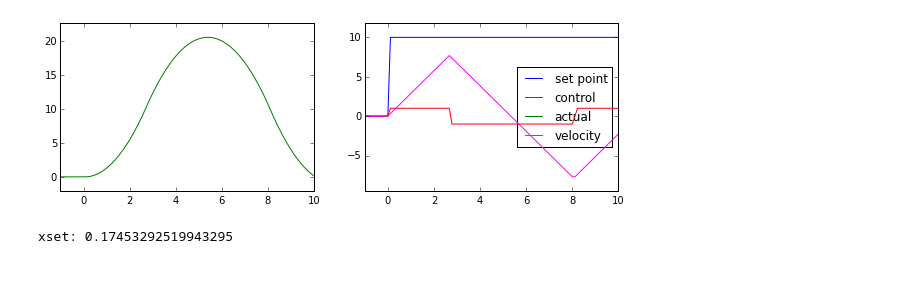
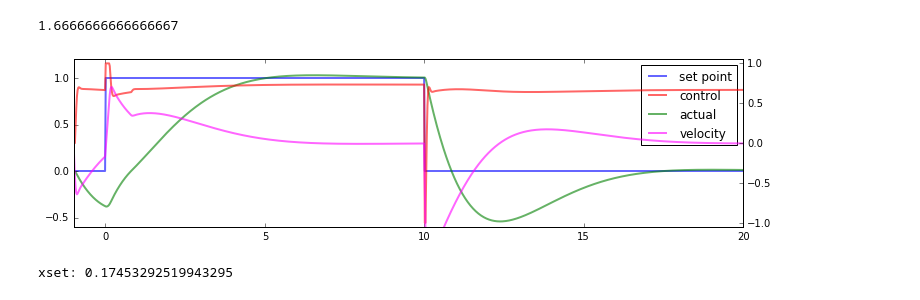
Before and after one commit to peterferreira/wernher, a Jupyter notebook: sandbox/remotus_immobilous/PID Controller.ipynb, the cells around one changed output. Drawn from its saved outputs; the diff is of its cells as text; code cells hidden in the pictures.

Commit message:
better pid controller and simulation

```diff
--- a/sandbox/remotus_immobilous/PID Controller.ipynb
+++ b/sandbox/remotus_immobilous/PID Controller.ipynb
@@ -141,6 +126,11 @@ class Controller(object):
             no_overshoot = lambda ku,tu: (.2*ku, 2*(.2*ku)/tu, (.2*ku)*tu/3)
         )
         self.kp,self.ki,self.kd = converter[control_type.lower()](ku,tu)
+# %%
+con = Controller(set_point=0,limits=(-inf,inf),kp=1,ki=0.6,kd=1,t0=0)
+con.ti
+# %% [output]
+1.6666666666666667
 # %%
 class Device(object):
     def __init__(self):
@@ -244,19 +234,21 @@ def simulate(xset,
     cont.kp = kp
     cont.ki = ki
     cont.kd = kd
-    cont.min = -1
-    cont.max = 1
+    cont.cmin = -1
+    cont.cmax = 1
 
-    tt = np.linspace(-1,total_time, npoints)
+    tt = np.linspace(-1,2*total_time, npoints)
 
     xx0 = np.zeros(tt.shape)
     xx0[tt>0] = xset
+    xx0[tt>total_time] = 0
 
     xx = [0]
     vv = [0]
     aa = [0]
 
     t0 = tt[0]
+    flip = False
     for t,x0 in zip(tt[1:],xx0[1:]):
         cont.set_point = x0
         a = cont(dev.x,t)
@@ -269,24 +261,29 @@ def simulate(xset,
     return tt, xx0, aa, xx, vv
 
 def plot_simulation(tt,xx0,aa,xx,vv):
-    fig,ax = pyplot.subplots(1,2,figsize=(10,3))
-    ptset, = ax[1].plot(tt, xx0, color='blue',label='set point')
-    ptcont, = ax[1].plot(tt, aa, color='red',label='control')
-    ptval, = ax[0].plot(tt, xx, color='green',label='actual')
-    ptvel, = ax[1].plot(tt, vv, color='magenta',label='velocity')
-    ax[0].margins(0,0.1)
-    ax[1].margins(0,0.1)
-    l = ax[1].legend((ptset,ptcont,ptval,ptvel), ('set point','control','actual','velocity'),
+    fig,ax = pyplot.subplots(1,1,figsize=(12,3))
+    axr = ax.twinx()
+
+    ptset, = ax.plot(tt, xx0, color='blue', alpha=0.6, lw=2)
+    ptval, = ax.plot(tt, xx, color='green', alpha=0.6, lw=2)
+
+    ptcont, = axr.plot(tt, aa, color='red', alpha=0.6, lw=2)
+    ptvel,  = axr.plot(tt, vv, color='magenta', alpha=0.6, lw=2)
+
+    ax.set_xlim(-1,None)
+    axr.set_ylim(-1.05,1.05)
+
+    l = ax.legend((ptset,ptcont,ptval,ptvel), ('set point','control','actual','velocity'),
               loc='best')
     l.set_zorder(1)
 # %%
-_=plot_simulation(*simulate(xset=10*π/180,
-                kp=1.3, ki=0.5, kd=1.15,
-                m=1733, b=0, k=1000, x0=0,
-                g=5000, s=0,
-                total_time=10, npoints=100))
+_=plot_simulation(*simulate(xset=1,
+                  kp=1, ki=0.5, kd=1,
+                  m=1, b=1, k=1, x0=-10,
+                  g=15, s=0,
+                  total_time=10, npoints=1000))
 # %% [output]
-[figure, old version]
+[figure, new version]
 # %%
 kk = np.linspace(0,3,20)
 data = np.empty((20,100))
```
Also changed, not shown: parts of 1 cell of this notebook.
